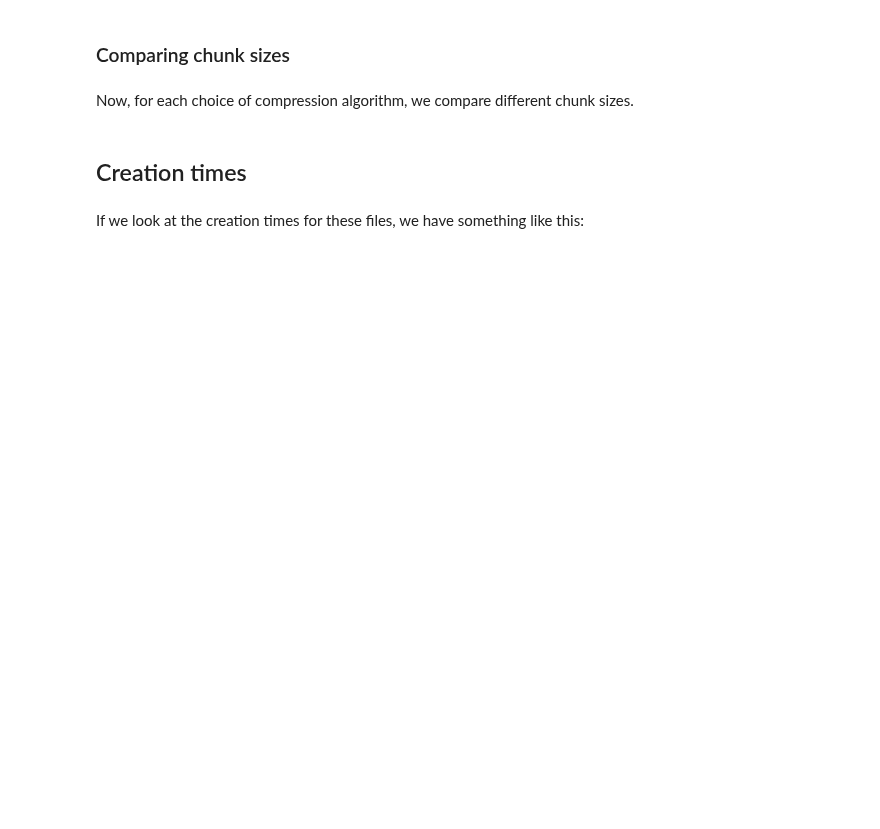
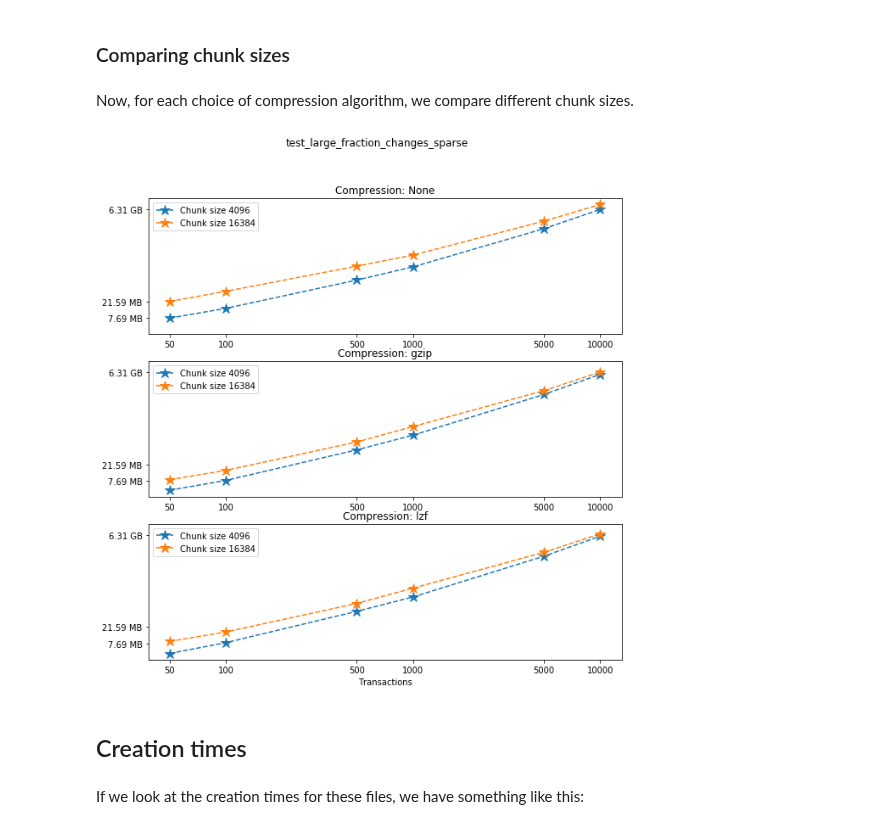
Before and after one commit to deshaw/versioned-hdf5, a Jupyter notebook: analysis/Performance_tests.ipynb, the cells around one changed output. Saved outputs shown, nothing was run; the diff lists cells and outputs as text; code cells hidden in the pictures; blank space fills up the shorter version.

```diff
--- a/analysis/Performance_tests.ipynb
+++ b/analysis/Performance_tests.ipynb
@@ -192,28 +202,32 @@ Now, for each choice of compression algorithm, we compare different chunk sizes.
 # %%
 fig, ax = plt.subplots(ncomp, figsize=(10,10), sharey=True)
 fig.suptitle(f"{testname}: File sizes")
+
+selected = [0, 5, 6]
 
 for i in range(ncomp):
     start = i*ncs*n
     for j in range(ncs):
         plotlabel = f"Chunk size {chunk_sizes[start+j*n]}"
         plottitle = f"Compression: {compression[start]}"
         ax[i].loglog(num_transactions[:n],
                      filesizes[start+j*n:start+(j+1)*n],
                      '*--', ms=12,
                      label=plotlabel)
         ax[i].legend(loc='upper left')
         ax[i].set_title(plottitle)
         ax[i].set_xticks(num_transactions[:n])
         ax[i].set_xticklabels(num_transactions[:n])
-        ax[i].set_yticks(filesizes)
-        ax[i].set_yticklabels(sizelabels)
-        ax[i].grid(True)
+        ax[i].set_yticks(filesizes[selected])
+        ax[i].set_yticklabels(sizelabels[selected])
+        ax[i].grid(False)
         ax[i].minorticks_off()
 
 plt.xlabel("Transactions")
 plt.suptitle(f"{testname}")
 plt.show()
+# %% [output]
+[figure, added]
 # %% [markdown]
 ## Creation times
 # %% [markdown]
```
Also changed, not shown: parts of 27 cells of this notebook, 3 other files.
